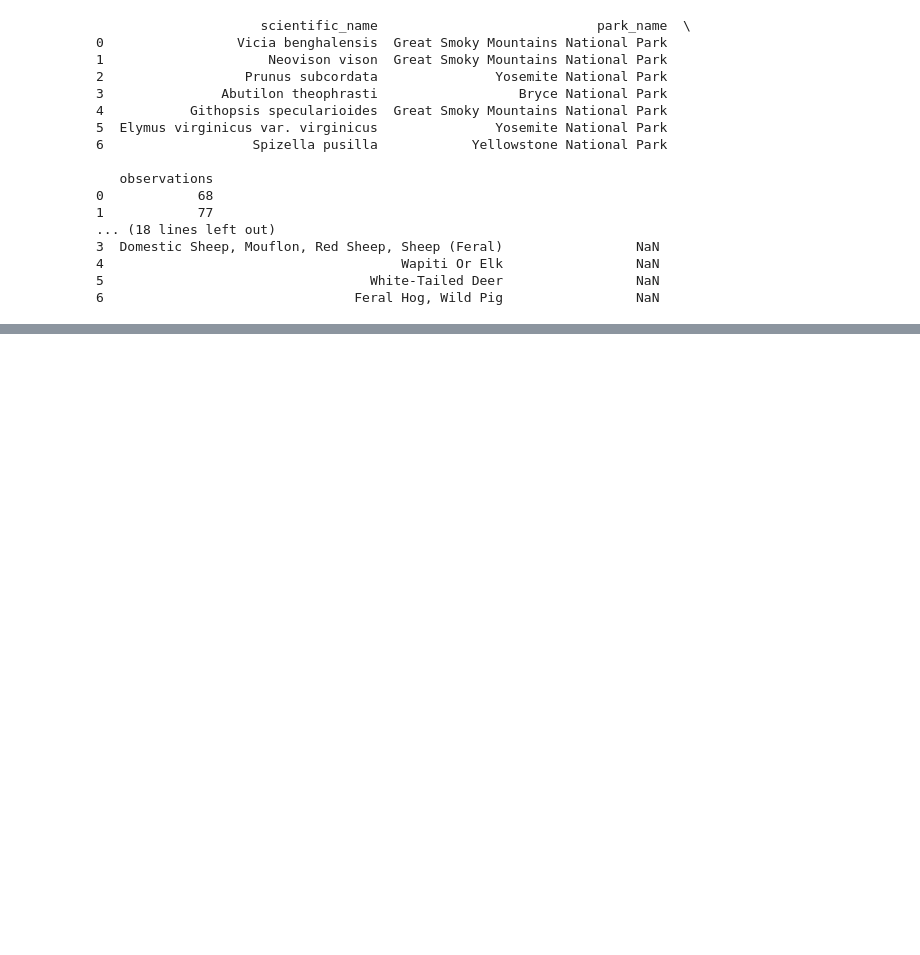
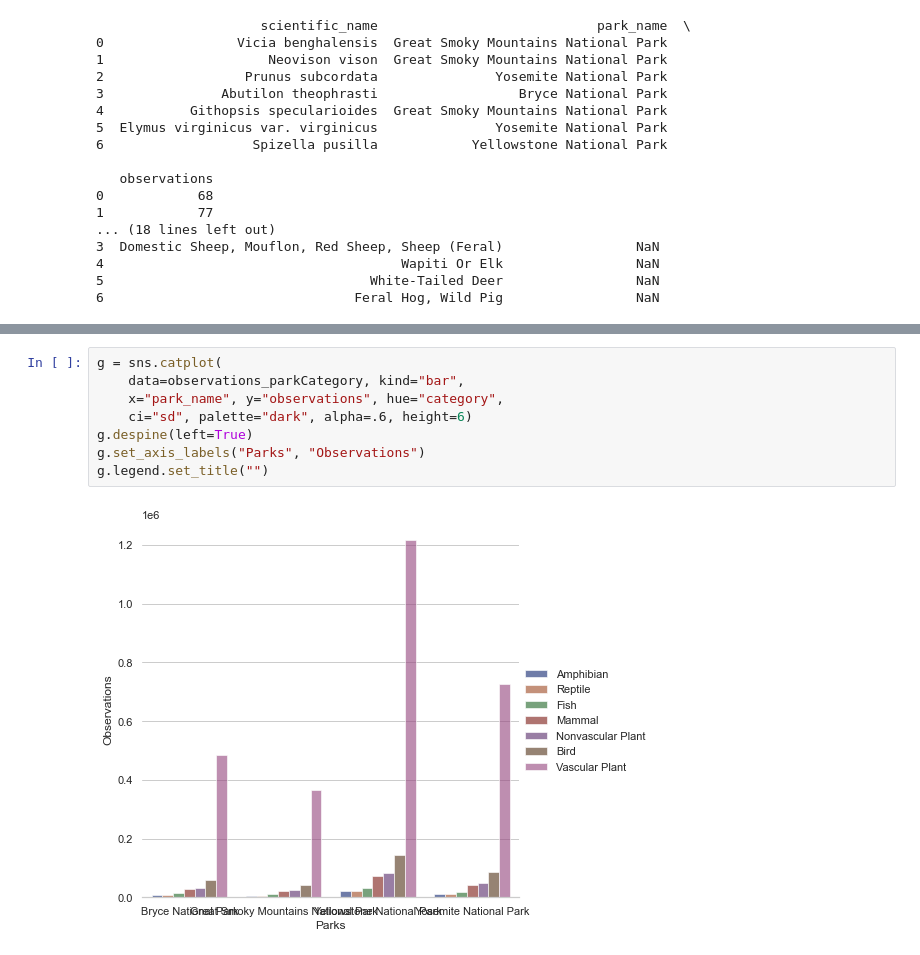
Before and after one commit to abass99/Biodiversity_In_National_Parks, a Jupyter notebook: biodiversity.ipynb, the cells around one changed output, grey strips where cells are left out. Drawn from its saved outputs; the diff is of its cells as text; blank space fills up the shorter version.

```diff
--- a/biodiversity.ipynb
+++ b/biodiversity.ipynb
@@ -162,0 +209,10 @@ Sus scrofa                          205
+# %%
+g = sns.catplot(
+    data=observations_parkCategory, kind="bar",
+    x="park_name", y="observations", hue="category",
+    ci="sd", palette="dark", alpha=.6, height=6)
+g.despine(left=True)
+g.set_axis_labels("Parks", "Observations")
+g.legend.set_title("")
+# %% [output]
+[figure, added]
```
Also changed, not shown: parts of 8 cells of this notebook.
